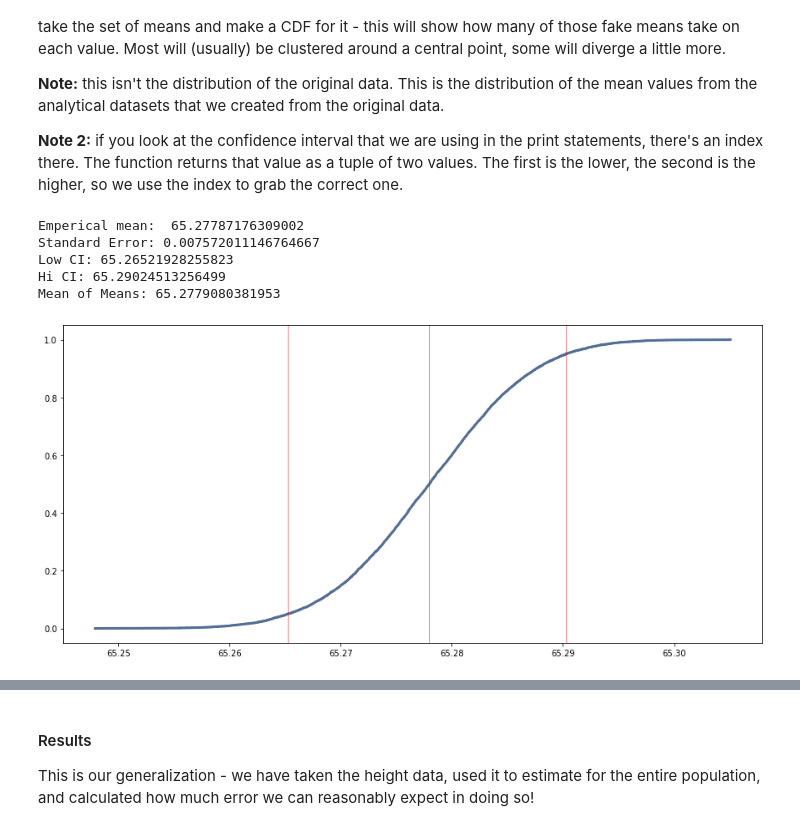
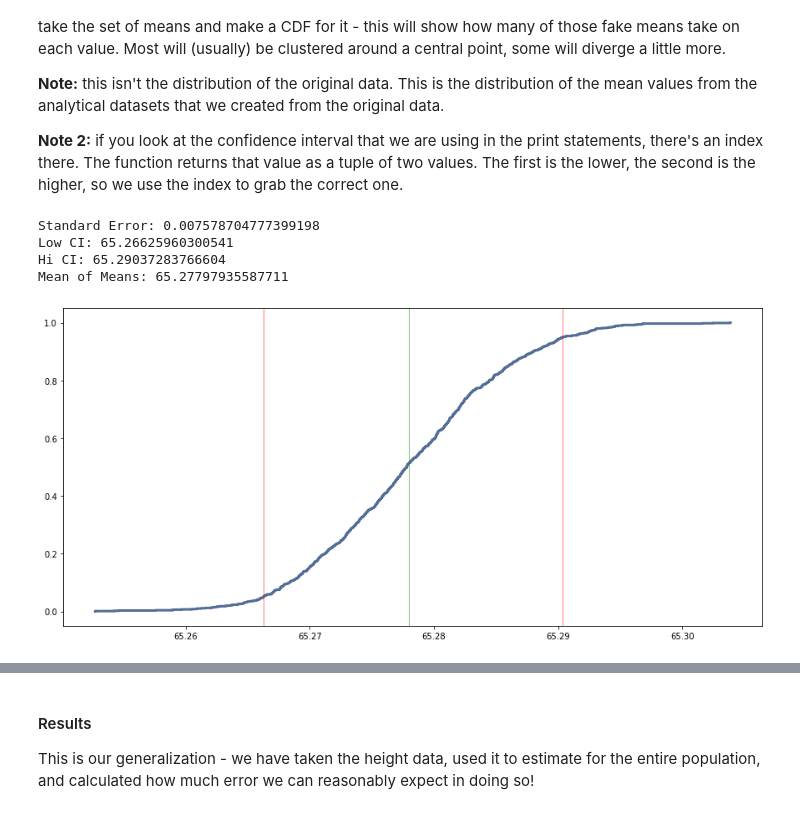
Before and after one commit to zareeiant/Basic_Stats_in_Python_Student_Workbooks, a Jupyter notebook: 012A_samples_and_randomness_sol.ipynb, the cells around one changed output, grey strips where cells are left out. Cells and saved outputs as stored; diff of their text form; code cells hidden in the pictures.

```diff
--- a/012A_samples_and_randomness_sol.ipynb
+++ b/012A_samples_and_randomness_sol.ipynb
@@ -188,12 +188,10 @@ def simulateNormal(mu=0, sigma=1, n=100, m=10000, ciLow=5, ciHi=95):
         xbar = np.mean(xs)
         means.append(xbar)
     cdf = thinkstats2.Cdf(means)
-    pmf=thinkstats2.Pmf(means)
     ci = cdf.Percentile(ciLow), cdf.Percentile(ciHi)
     muList = [mu] * m
-    stderr = mean_squared_error(means, muList, squared=False)# is squared is false we get RMSE and if it is true you get RMS
-
-    return cdf, ci, stderr,pmf
+    stderr = mean_squared_error(means, muList, squared=False)
+    return cdf, ci, stderr
 # %% [markdown]
 <h2>Generating an Estimate - Here's the big part!</h2>
 
@@ -219,24 +217,22 @@ Once we have a list of means, that is used to generate our estimation of the mea
 # %%
 #Produce estimates - change the n and trials and observe results
 mu = df["height"].mean()
 sigma = df["height"].std()
 n = df["height"].count()
 
-cdf, ci, stderr,pmf = simulateNormal(mu=mu, sigma=sigma, n=n, m=10000, ciLow=5, ciHi=95)
-print('Emperical mean: ', mu)
+cdf, ci, stderr = simulateNormal(mu=mu, sigma=sigma, n=n, m=1000, ciLow=5, ciHi=95)
 print("Standard Error:", stderr)
 print("Low CI:", ci[0])
 print("Hi CI:", ci[1])
 print("Mean of Means:", cdf.Mean())
 thinkplot.Cdf(cdf)
 thinkplot.axvline(cdf.Mean(), color="green")
 thinkplot.axvline(ci[0], color="red")
 thinkplot.axvline(ci[1], color="red")
 thinkplot.Config()
 # %% [output]
-Emperical mean:  65.27787176309002
-Standard Error: 0.007572011146764667
-Low CI: 65.26521928255823
-Hi CI: 65.29024513256499
-Mean of Means: 65.2779080381953
+Standard Error: 0.007578704777399198
+Low CI: 65.26625960300541
+Hi CI: 65.29037283766604
+Mean of Means: 65.27797935587711
-[figure, old version]
+[figure, new version]
```
Also changed, not shown: parts of 10 cells of this notebook.
